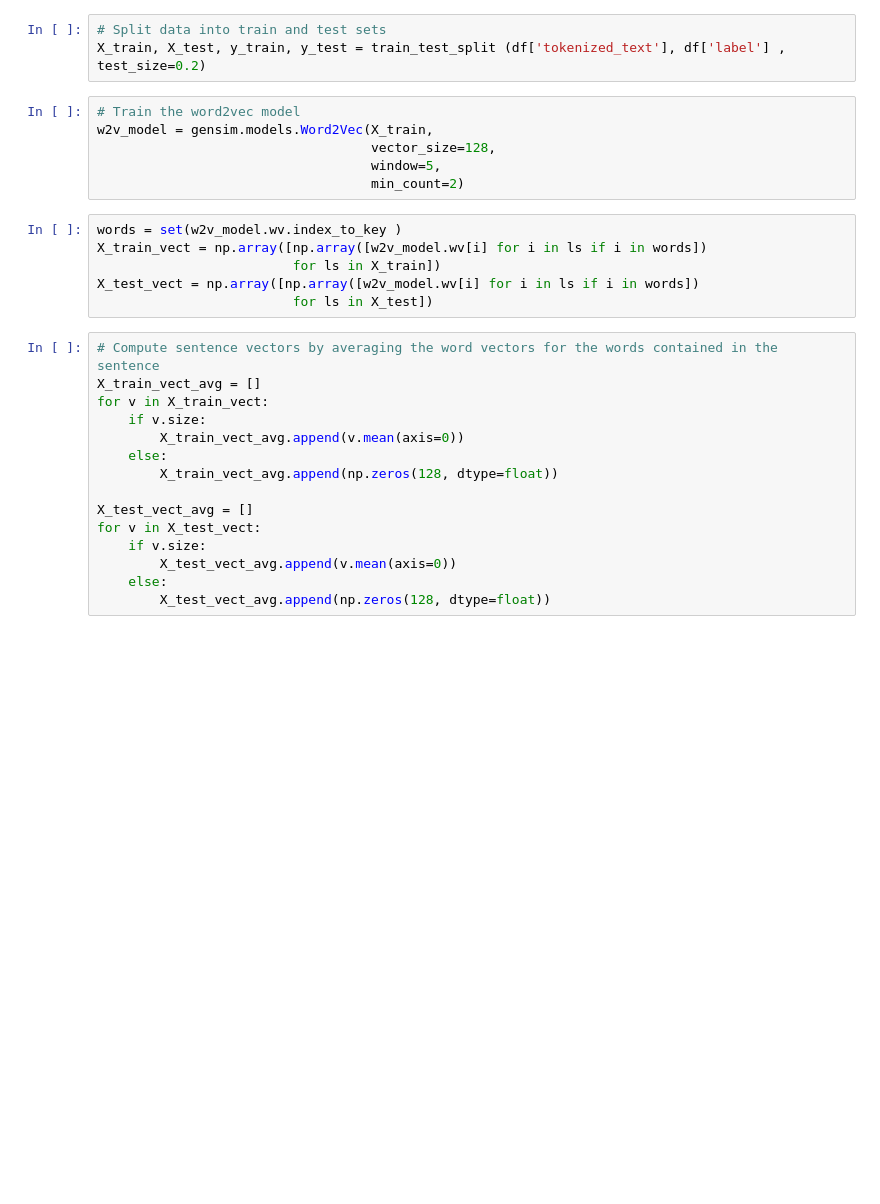
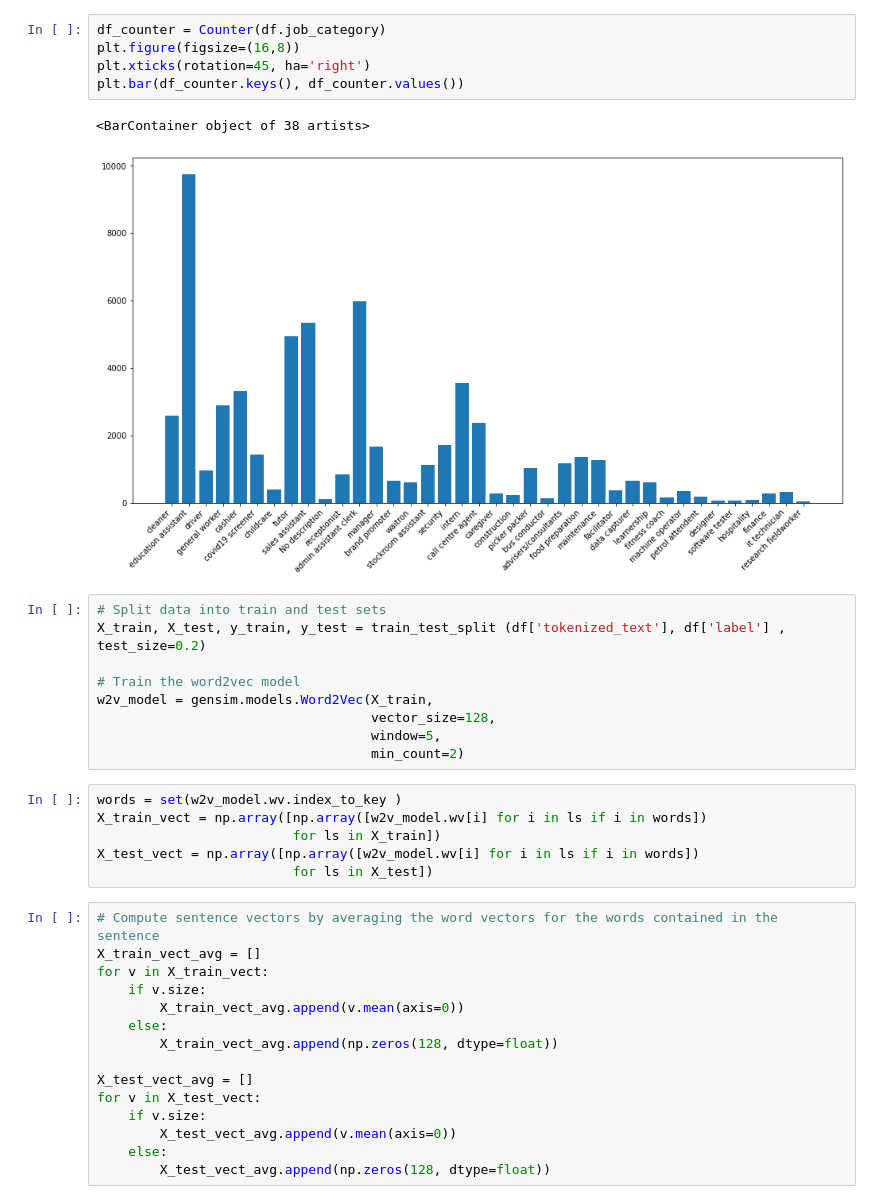
Before and after one commit to hegl-lab/Internship-WS22-Harambee, a Jupyter notebook: word2vec.ipynb, the cells around one changed output. Drawn from its saved outputs; the diff is of its cells as text; blank space fills up the shorter version.

```diff
--- a/word2vec.ipynb
+++ b/word2vec.ipynb
@@ -49,12 +41,20 @@ Consider using the `--user` option or check the permissions.
+# %%
+df_counter = Counter(df.job_category)
+plt.figure(figsize=(16,8))
+plt.xticks(rotation=45, ha='right')
+plt.bar(df_counter.keys(), df_counter.values())
+# %% [output]
+<BarContainer object of 38 artists>
+[figure, added]
 # %%
 # Split data into train and test sets
 X_train, X_test, y_train, y_test = train_test_split (df['tokenized_text'], df['label'] , test_size=0.2)
+
+# Train the word2vec model
+w2v_model = gensim.models.Word2Vec(X_train,
+                                   vector_size=128,
+                                   window=5,
+                                   min_count=2)
-# %%
-# Train the word2vec model
-w2v_model = gensim.models.Word2Vec(X_train,
-                                   vector_size=128,
-                                   window=5,
-                                   min_count=2)
 # %%
 words = set(w2v_model.wv.index_to_key )
 X_train_vect = np.array([np.array([w2v_model.wv[i] for i in ls if i in words])
```
Also changed, not shown: parts of 21 cells of this notebook, 6 other files.
